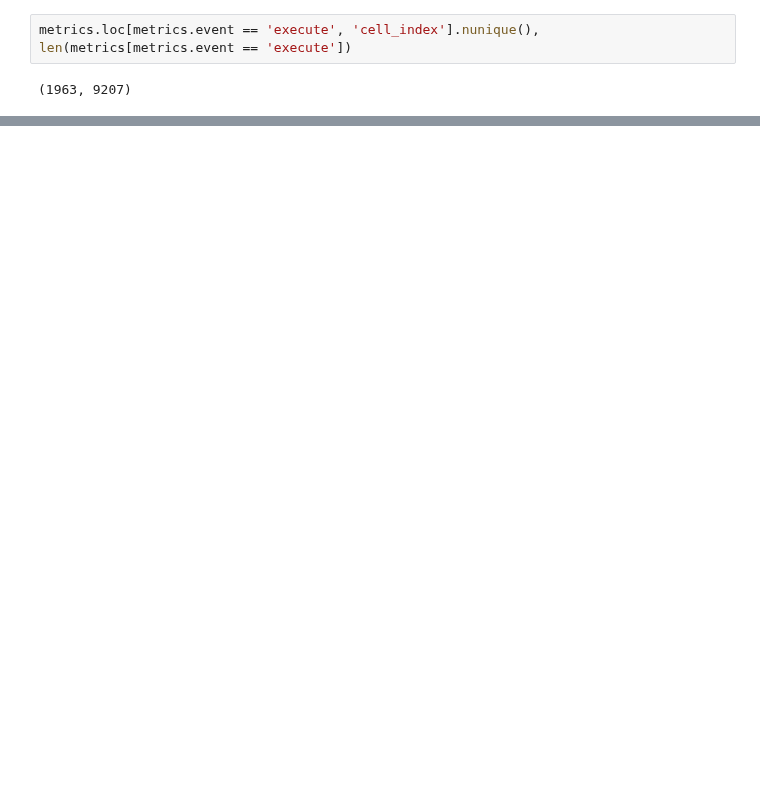
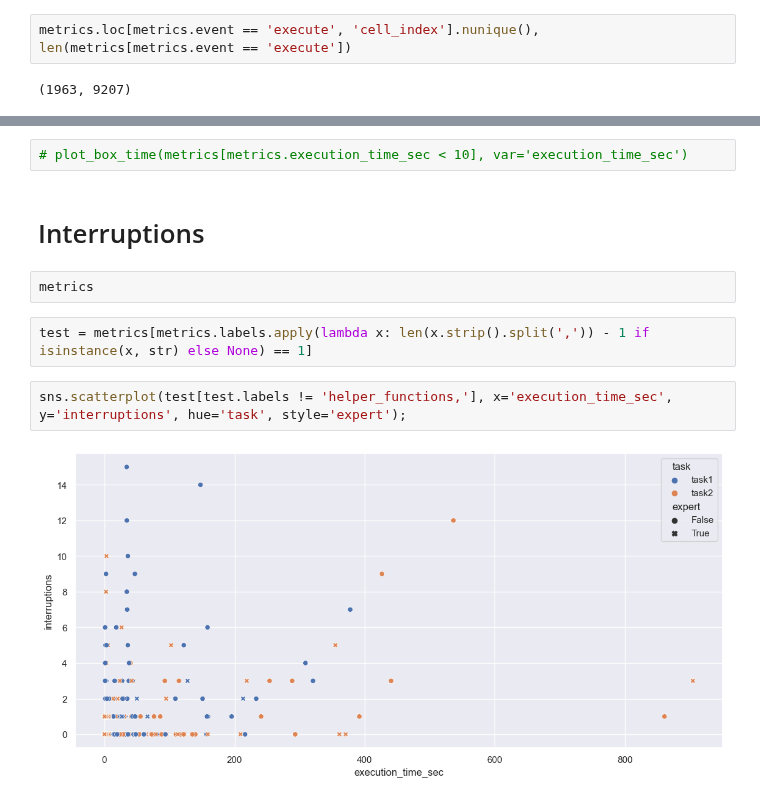
Before and after one commit to konstantgr/jupyter-logs-analysis, a Jupyter notebook: analysis/02-0-time-analysis.ipynb, the cells around one changed output, grey strips where cells are left out. Cells and saved outputs as stored; diff of their text form; blank space fills up the shorter version.

```diff
--- a/analysis/02-0-time-analysis.ipynb
+++ b/analysis/02-0-time-analysis.ipynb
@@ -184,0 +199,12 @@ Index(['index', 'time', 'session_id', 'kernel_id_x', 'notebook_name', 'event',
+# %%
+# plot_box_time(metrics[metrics.execution_time_sec < 10], var='execution_time_sec')
+# %% [markdown]
+# Interruptions
+# %%
+metrics
+# %%
+test = metrics[metrics.labels.apply(lambda x: len(x.strip().split(',')) - 1 if isinstance(x, str) else None) == 1]
+# %%
+sns.scatterplot(test[test.labels != 'helper_functions,'], x='execution_time_sec', y='interruptions', hue='task', style='expert');
+# %% [output]
+[figure, added]
```
Also changed, not shown: parts of 32 cells of this notebook.
